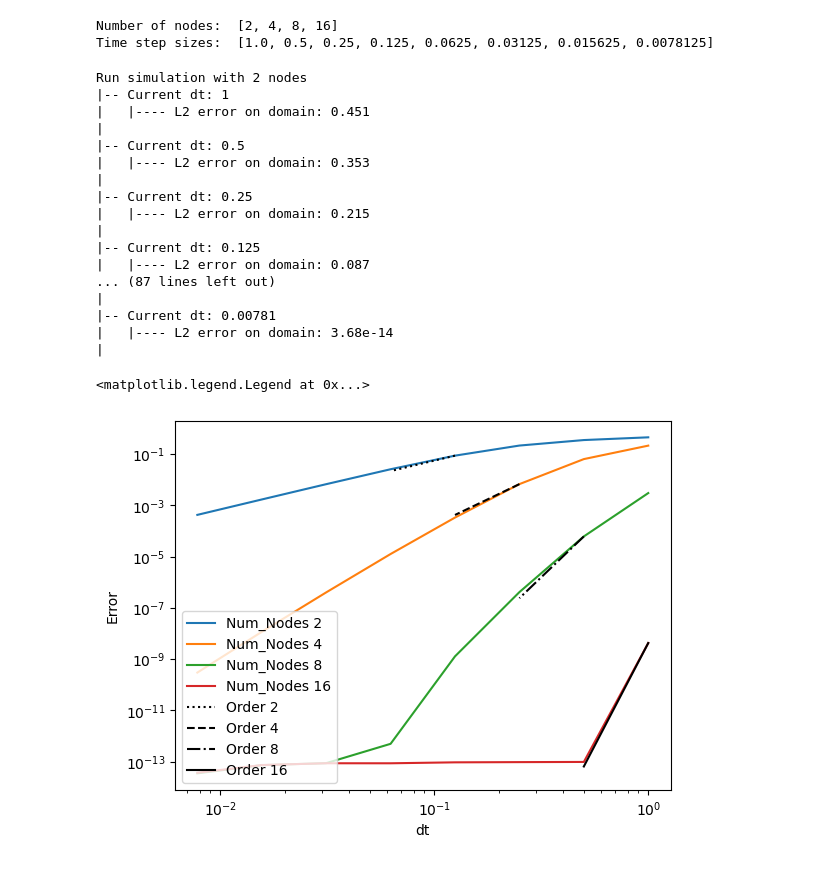
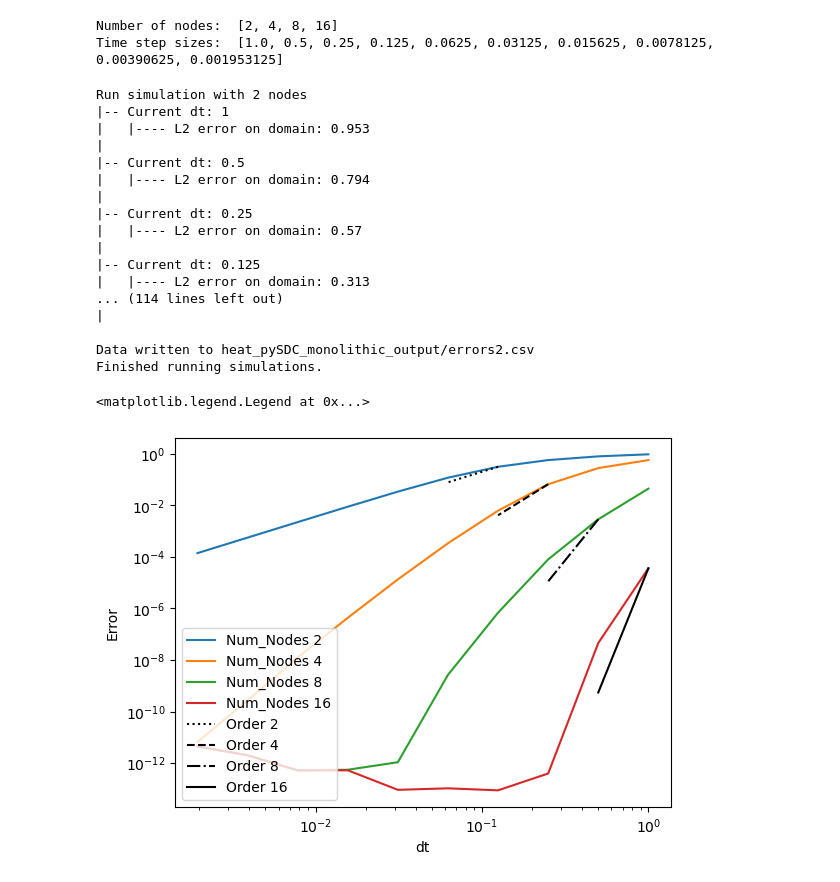
Before and after one commit to TobiasEppacher/tutorials, a Jupyter notebook: partitioned-heat-conduction/solver-fenics/heat_pySDC_monolithic_visualization.ipynb, the cells around one changed output. Drawn from its saved outputs; the diff is of its cells as text; code cells hidden in the pictures.

Commit message:
data

```diff
--- a/partitioned-heat-conduction/solver-fenics/heat_pySDC_monolithic_visualization.ipynb
+++ b/partitioned-heat-conduction/solver-fenics/heat_pySDC_monolithic_visualization.ipynb
@@ -5,23 +5,25 @@ import matplotlib.pyplot as plt
 # %%
 # Specify the number of nodes and time step sizes to test
 num_nodes_list = [2 ** i for i in range(1, 5)]
-dt_list = [2.0 ** -i for i in range(8)]
+dt_list = [2.0 ** -i for i in range(10)]
 
 # Set start and end time
 t_start = 0.0
 t_end = 1.0
+max_iters = 20
 
 # Temporal degree to test higher order time integration
-temporal_deg = 20
+temporal_deg = 40
 
 # Specify if the data should be printed to a file
 print_to_file = True
+print_file = 'errors2.csv'
 
 print("Number of nodes: ", num_nodes_list)
 print("Time step sizes: ", dt_list)
 # %% [output]
 Number of nodes:  [2, 4, 8, 16]
-Time step sizes:  [1.0, 0.5, 0.25, 0.125, 0.0625, 0.03125, 0.015625, 0.0078125]
+Time step sizes:  [1.0, 0.5, 0.25, 0.125, 0.0625, 0.03125, 0.015625, 0.0078125, 0.00390625, 0.001953125]
 # %%
 # Method to execute a simulation with given parameters
 
@@ -79,7 +81,7 @@ remaining_BC = DirichletBC(V, u_D, remaining_boundary)
 # for a certain number of nodes, time step size,
 # start and end time
 ################################################################
-def run_simulation(num_nodes, dt, t_start, t_end):
+def run_simulation(num_nodes, dt, t_start, t_end, max_iters=20):
 
 
     # initialize level parameters
@@ -89,7 +91,7 @@ def run_simulation(num_nodes, dt, t_start, t_end):
 
     # initialize step parameters
     step_params = dict()
-    step_params['maxiter'] = 10
+    step_params['maxiter'] = max_iters
 
     # initialize sweeper parameters
     sweeper_params = dict()
@@ -153,7 +155,7 @@ for num_nodes in num_nodes_list:
     for i, dt in enumerate(dt_list):
         print("|-- Current dt: %.3g" % dt)
 
-        error = run_simulation(num_nodes, dt, t_start, t_end)
+        error = run_simulation(num_nodes, dt, t_start, t_end, max_iters)
         err_write_curr.append(error)
 
         if i == 0:
@@ -174,7 +176,7 @@ df = pd.DataFrame(output_data)
 if print_to_file:
     dir_path = "heat_pySDC_monolithic_output"
     Path(dir_path).mkdir(exist_ok=True, parents=True)
-    err_out_name = f"{dir_path}/errors.csv"
+    err_out_name = f"{dir_path}/{print_file}"
     err_out = open(err_out_name, "w")
     df.to_csv(err_out, index=False)
     print(f"Data written to {err_out_name}")
@@ -184,54 +186,58 @@ print("Finished running simulations.")
 # %% [output]
 Run simulation with 2 nodes
 |-- Current dt: 1
-|   |---- L2 error on domain: 0.451
+|   |---- L2 error on domain: 0.953
 |
 |-- Current dt: 0.5
-|   |---- L2 error on domain: 0.353
+|   |---- L2 error on domain: 0.794
 |
 |-- Current dt: 0.25
-|   |---- L2 error on domain: 0.215
+|   |---- L2 error on domain: 0.57
 |
 |-- Current dt: 0.125
-|   |---- L2 error on domain: 0.087
-... (87 lines left out)
+|   |---- L2 error on domain: 0.313
+... (114 lines left out)
 |
-|-- Current dt: 0.00781
-|   |---- L2 error on domain: 3.68e-14
-|
+
+Data written to heat_pySDC_monolithic_output/errors2.csv
+Finished running simulations.
 # %%
 # Plot the collected data
 
 load_from_file = False
+file_name = 'errors.csv'
+
 if load_from_file:
-    df = pd.read_csv('errors.csv')
+    dir_path = "heat_pySDC_monolithic_output"
+    file_path = f"{dir_path}/{file_name}"
+    df = pd.read_csv(file_path)
 
 fig, ax = plt.subplots()
 
 df.plot(x='dt', y=[f"{num_nodes}" for num_nodes in num_nodes_list], label=[f"Num_Nodes {num_nodes}" for num_nodes in num_nodes_list], ax=ax)
 
 ax.set_xlabel('dt')
 ax.set_ylabel('Error')
 ax.set_xscale('log', base=2)
 ax.set_yscale('log', base=10)
 
 
 # Plot order guides into the plot
 
 # Set expected orders for guides
 # The expected order is the number of nodes + 1
 expected_orders = [num_nodes for num_nodes in num_nodes_list]
 linestyles = ['dotted', 'dashed', 'dashdot', 'solid']
 
 for i, num_nodes in enumerate(num_nodes_list):
     dt_list_adjusted = dt_list[len(num_nodes_list) - i - 1:len(num_nodes_list) - i + 1]
     order = expected_orders[i]
     base_error = df[f"{num_nodes}"][len(num_nodes_list) - i - 1]
     order_guide = [base_error / (2 ** (order*i)) for i in range(0, len(dt_list_adjusted))]
     ax.loglog(dt_list_adjusted, order_guide, color='black', linestyle=linestyles[i], label=f"Order {order}")
 
 # Add legend on bottom left
 ax.legend(loc='lower left')
 # %% [output]
 <matplotlib.legend.Legend at 0x...>
-[figure, old version]
+[figure, new version]
```
Also changed, not shown: 2 other files.
